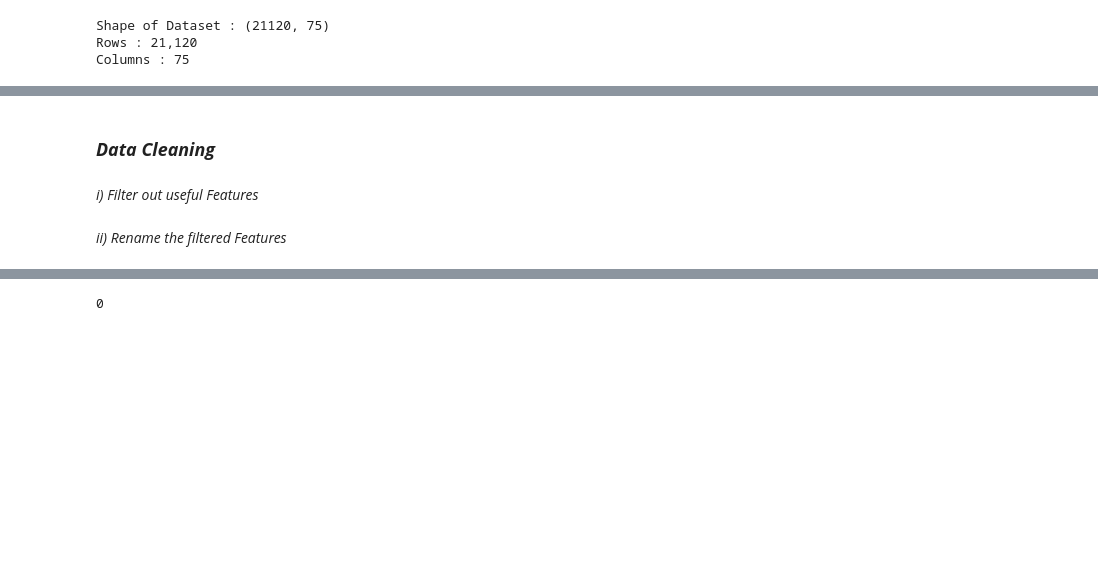
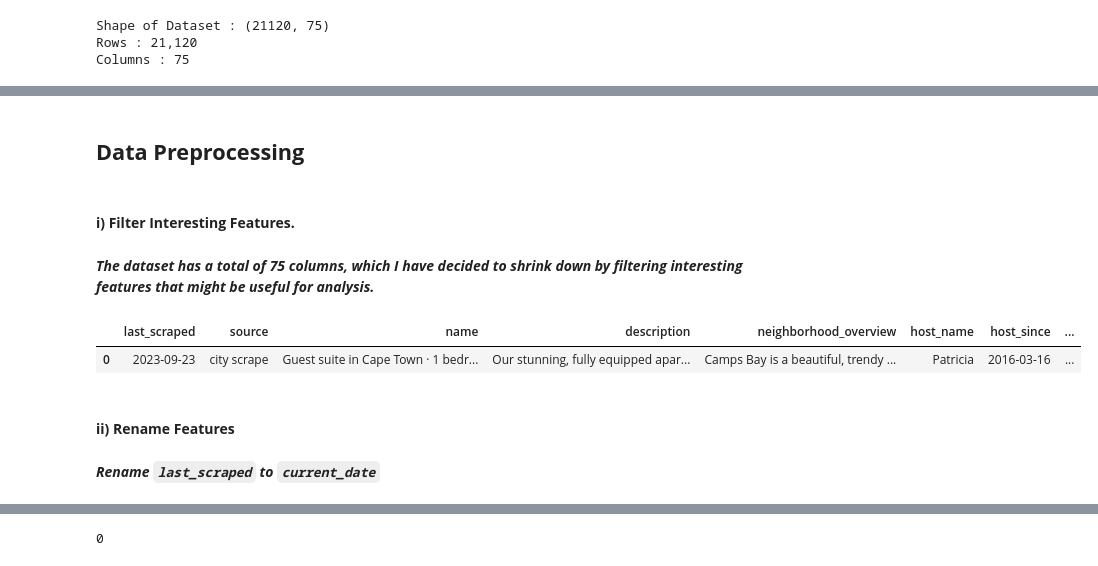
Before and after one commit to adrianjuliusaluoch/Data_Preprocessing_Cape_Town_Airbnb_Listings, a Jupyter notebook: data_cleaning.ipynb, the cells around one changed output, grey strips where cells are left out. Saved outputs shown, nothing was run; the diff lists cells and outputs as text; code cells hidden in the pictures; blank space fills up the shorter version.

```diff
--- a/data_cleaning.ipynb
+++ b/data_cleaning.ipynb
@@ -143,23 +143,32 @@ data.tail()
 | 21118 | 6472937 | https://www.airbnb.com/rooms/6472937 | 20230923041114 | 2023-09-23 | city scrape | Home in Cape Town · ★4.92 · 4 bed... | 4 bedroom luxury bungalow on Cape... | - One of most beautiful beaches i... | ... |
 | 21119 | 634395634913214305 | https://www.airbnb.com/rooms/6343... | 20230923041114 | 2023-09-23 | city scrape | Rental unit in Cape Town · ★4.87 ... | This stylish and spacious apartme... | Camps Bay is the premier tourist ... | ... |
 # %% [markdown]
-### ***Data Cleaning***
+## ****Data Preprocessing****
 # %% [markdown]
-*i) Filter out useful Features*
+#### **i) Filter Interesting Features.**
+# %% [markdown]
+***The dataset has a total of 75 columns, which I have decided to shrink down by filtering interesting features that might be useful for analysis.***
 # %%
 data.drop(columns=[
-    'listing_url','scrape_id','picture_url','host_id','host_picture_url',
-    'host_thumbnail_url','host_neighbourhood','host_listings_count',
-    'neighbourhood_group_cleansed','minimum_nights','maximum_nights',
-    'minimum_minimum_nights','maximum_minimum_nights','minimum_maximum_nights',
-    'maximum_maximum_nights', 'minimum_nights_avg_ntm','maximum_nights_avg_ntm',
-    'calendar_updated','calendar_last_scraped','number_of_reviews_ltm',
-    'review_scores_accuracy','review_scores_value','calculated_host_listings_count',
+    'id','listing_url','scrape_id','picture_url','host_id','host_picture_url',
+    'host_url','host_thumbnail_url','host_neighbourhood','host_total_listings_count',
+    'neighbourhood_group_cleansed','minimum_minimum_nights','maximum_minimum_nights',
+    'minimum_maximum_nights','maximum_maximum_nights','minimum_nights_avg_ntm','maximum_nights_avg_ntm',
+    'calendar_updated','calendar_last_scraped','calculated_host_listings_count',
     'calculated_host_listings_count_entire_homes','calculated_host_listings_count_private_rooms',
-    'calculated_host_listings_count_shared_rooms','reviews_per_month'
-    ],axis=1,inplace=True)
+    'calculated_host_listings_count_shared_rooms',
+    ],
+    axis=1,inplace=True
+    )
+# %%
+data.iloc[:1]
+# %% [output]
+|  | last_scraped | source | name | description | neighborhood_overview | host_name | host_since | ... |
+| 0 | 2023-09-23 | city scrape | Guest suite in Cape Town · 1 bedr... | Our stunning, fully equipped apar... | Camps Bay is a beautiful, trendy ... | Patricia | 2016-03-16 | ... |
 # %% [markdown]
-*ii) Rename the filtered Features*
+#### **ii) Rename Features**
+# %% [markdown]
+***Rename `last_scraped` to `current_date`***
 # %%
 data.rename(columns={
     'last_scraped':'current_date',
```
Also changed, not shown: parts of 76 cells of this notebook, 1 other file.
